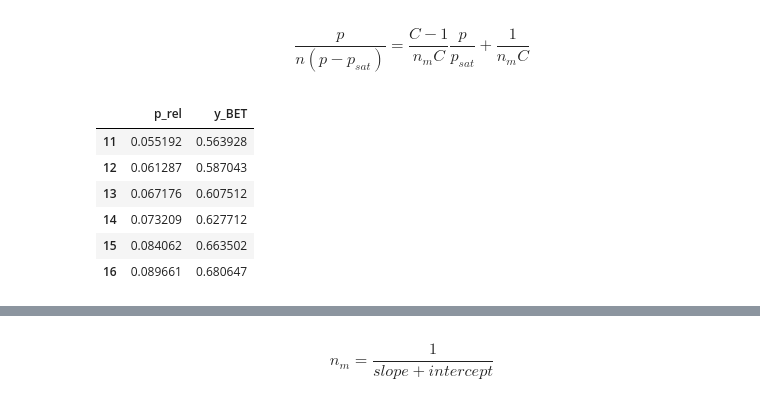
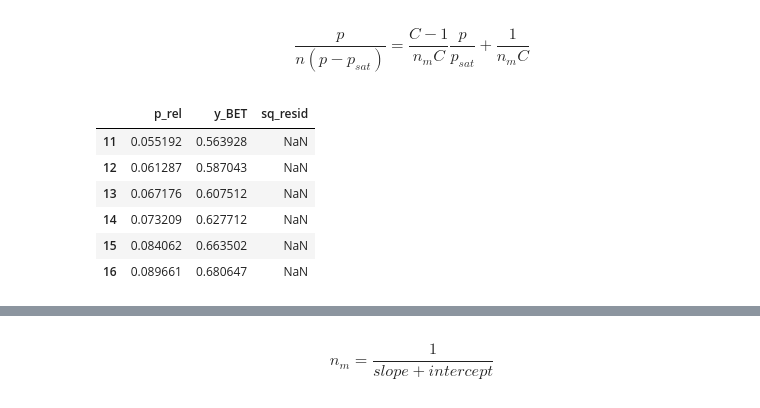
Before and after one commit to Fungie/PhD_scripts, a Jupyter notebook: Surface area calculation/Specific surface area calculation (with error).ipynb, the cells around one changed output, grey strips where cells are left out. Drawn from its saved outputs; the diff is of its cells as text; code cells hidden in the pictures.

```diff
--- a/Surface area calculation/Specific surface area calculation (with error).ipynb
+++ b/Surface area calculation/Specific surface area calculation (with error).ipynb
@@ -163,14 +163,15 @@ BET_df.columns = ['p_rel', 'y_BET']
 # %%
 # BET equation is only valid between p_rel values of 0.05 to 0.35
 BET_df = BET_df[(BET_df.p_rel >= 0.05) & (BET_df.p_rel <= 0.35)]
-# %%
-BET_df
-# %% [output]
-|  | p_rel | y_BET |
-| 11 | 0.055192 | 0.563928 |
-| 12 | 0.061287 | 0.587043 |
-| 13 | 0.067176 | 0.607512 |
-| 14 | 0.073209 | 0.627712 |
-| 15 | 0.084062 | 0.663502 |
-| 16 | 0.089661 | 0.680647 |
+# %%
+BET_df['sq_resid'] = np.nan
+BET_df
+# %% [output]
+|  | p_rel | y_BET | sq_resid |
+| 11 | 0.055192 | 0.563928 | NaN |
+| 12 | 0.061287 | 0.587043 | NaN |
+| 13 | 0.067176 | 0.607512 | NaN |
+| 14 | 0.073209 | 0.627712 | NaN |
+| 15 | 0.084062 | 0.663502 | NaN |
+| 16 | 0.089661 | 0.680647 | NaN |
 # %%
```
Also changed, not shown: parts of 5 cells of this notebook.
